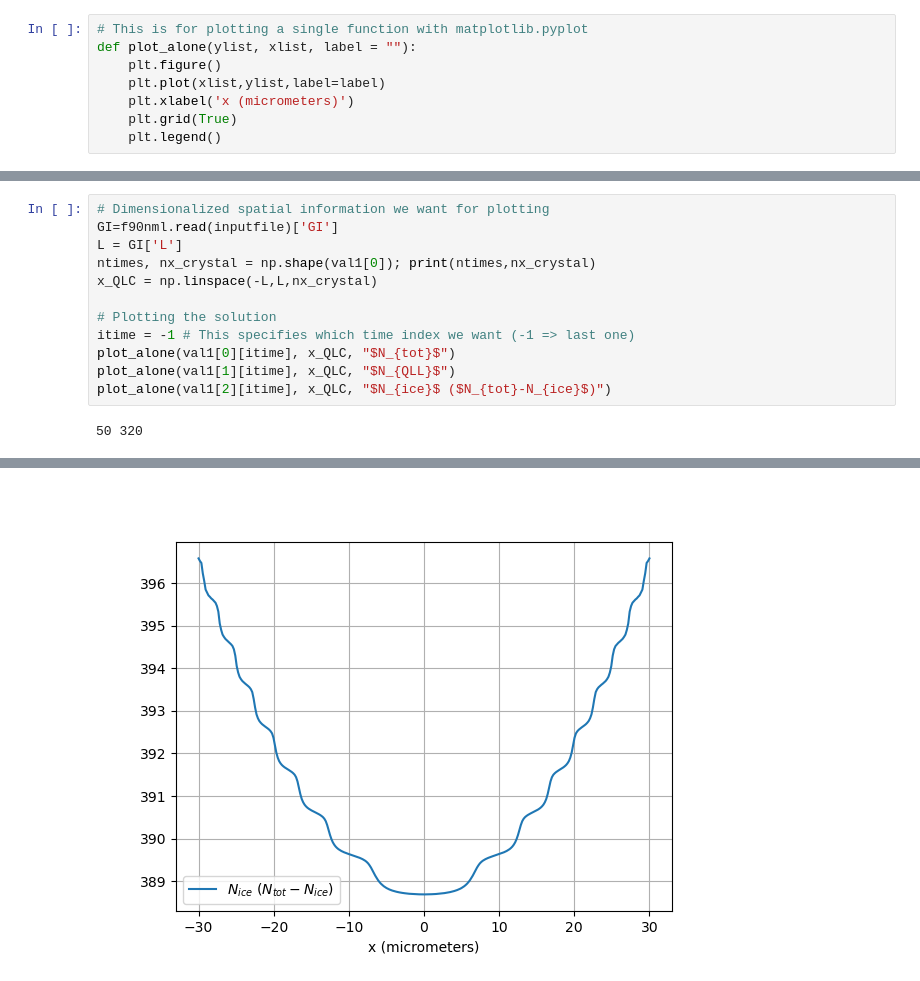
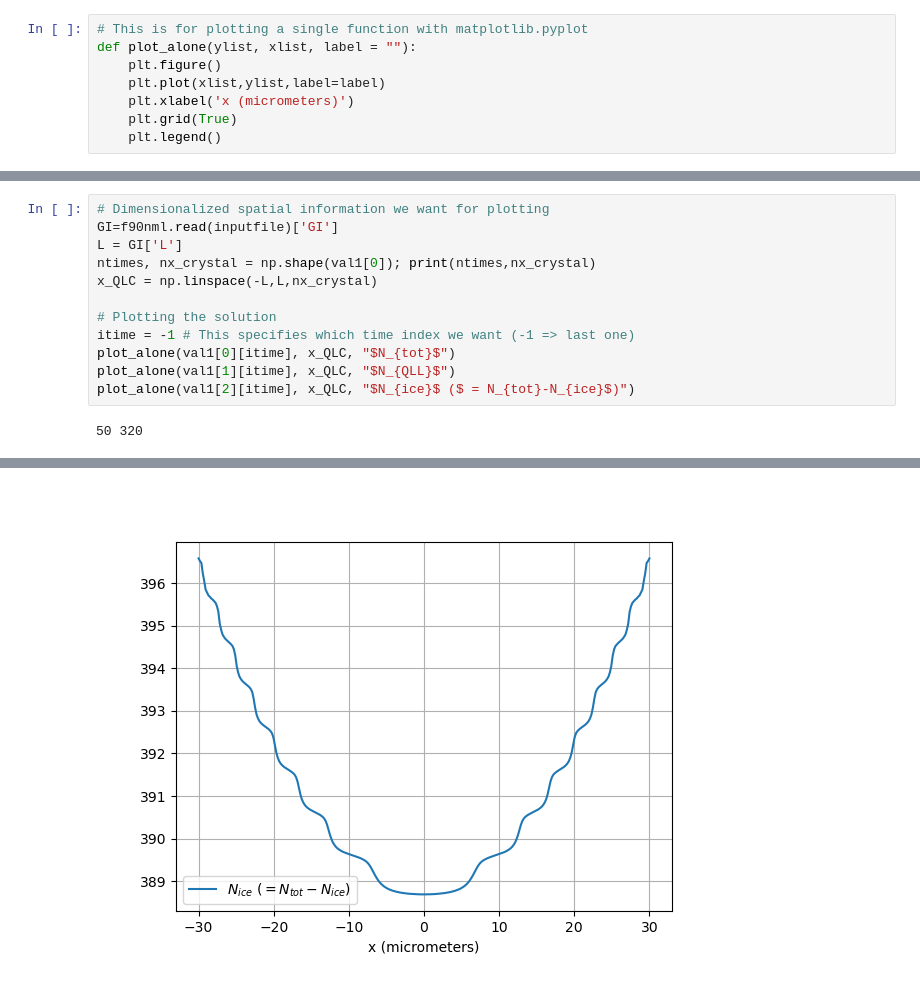
Before and after one commit to upschemistry/icecontinuum, a Jupyter notebook: 2024 - Filippo/Run_QLC_nonDim.ipynb, the cells around one changed output, grey strips where cells are left out. Cells and saved outputs as stored; diff of their text form.

```diff
--- a/2024 - Filippo/Run_QLC_nonDim.ipynb
+++ b/2024 - Filippo/Run_QLC_nonDim.ipynb
@@ -39,17 +57,17 @@ val1 = QLC_nonDim.generate_reference_solution(inputfile = inputfile, runtime=50)
 # %%
 # Dimensionalized spatial information we want for plotting
 GI=f90nml.read(inputfile)['GI']
 L = GI['L']
 ntimes, nx_crystal = np.shape(val1[0]); print(ntimes,nx_crystal)
 x_QLC = np.linspace(-L,L,nx_crystal)
 
 # Plotting the solution
 itime = -1 # This specifies which time index we want (-1 => last one)
 plot_alone(val1[0][itime], x_QLC, "$N_{tot}$")
 plot_alone(val1[1][itime], x_QLC, "$N_{QLL}$")
-plot_alone(val1[2][itime], x_QLC, "$N_{ice}$ ($N_{tot}-N_{ice}$)")
+plot_alone(val1[2][itime], x_QLC, "$N_{ice}$ ($ = N_{tot}-N_{ice}$)")
 # %% [output]
 50 320
 [figure]
 [figure]
-[figure, old version]
+[figure, new version]
```
Also changed, not shown: parts of 1 cell of this notebook.
